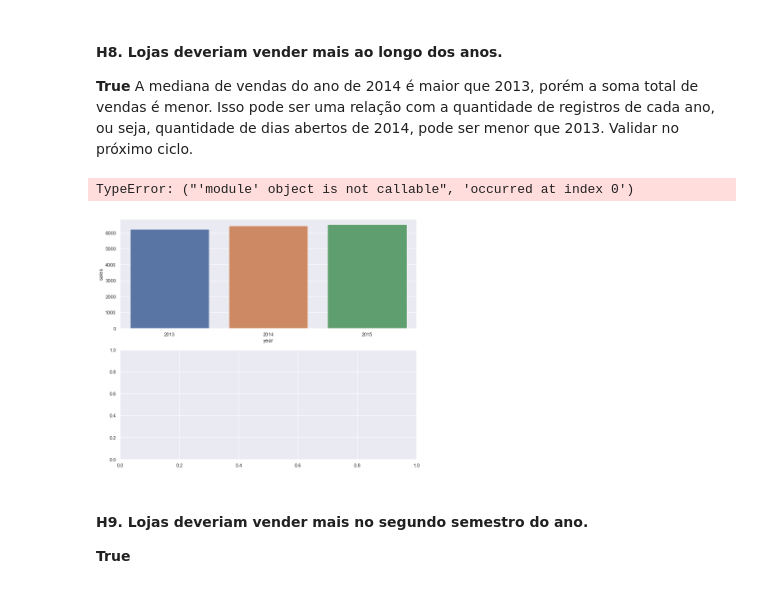
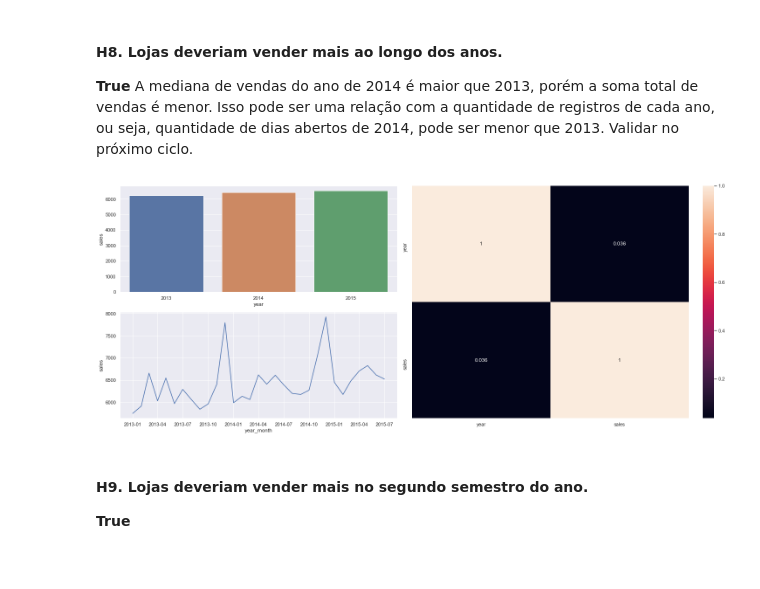
Before and after one commit to RaulBelarmino/rossman-predict-sales, a Jupyter notebook: rossman-predict-ds-em-producao.ipynb, the cells around one changed output. Saved outputs shown, nothing was run; the diff lists cells and outputs as text; code cells hidden in the pictures.

```diff
--- a/rossman-predict-ds-em-producao.ipynb
+++ b/rossman-predict-ds-em-producao.ipynb
@@ -379,11 +377,11 @@ df2['week_of_year'] = df2['date'].dt.weekofyear
 df2['week_of_year'] = df2['date'].dt.strftime('%Y-%W')
 
 #competition since
-df2['competition_since'] = df2.apply(lambda x: datetime(year= x['competition_open_since_year'], month= x['competition_open_since_month'], day=1), axis=1)
+df2['competition_since'] = df2.apply(lambda x: datetime.datetime(year= x['competition_open_since_year'], month= x['competition_open_since_month'], day=1), axis=1)
 df2['competition_time_month'] = ((df2['date'] - df2['competition_since'])/30).apply(lambda x: x.days).astype('int64')
 #promo since
 df2['promo_since'] = df2['promo2_since_year'].astype(str) + '-' + df2['promo2_since_week'].astype(str)
-df2['promo_since'] = df2['promo_since'].apply(lambda x: datetime.strptime(x + '-1', '%Y-%W-%w') - timedelta(days=7))
+df2['promo_since'] = df2['promo_since'].apply(lambda x: datetime.datetime.strptime(x + '-1', '%Y-%W-%w') - timedelta(days=7))
 df2['promo_time_week'] = ((df2['date'] - df2['promo_since'])/7).apply(lambda x: x.days).astype('int64')
 
 #assortments
@@ -577,21 +583,20 @@ sns.barplot(x='year',y='sales', hue='state_holiday', data=aux2);
 # %%
 fig = plt.figure(constrained_layout = True)
 grid = fig.add_gridspec(2,2)
 
 fig.add_subplot(grid[0,0])
 aux1 = df4[['year','sales']].groupby('year').median().reset_index()
 sns.barplot(x='year',y='sales',data=aux1)
 
 fig.add_subplot(grid[1,0])
 aux2 = df4[['year','month','sales']].groupby(['year','month']).median().reset_index()
-aux2['year_month'] = aux2.apply(lambda x: datetime(year=x['year'].astype('int64'), month=x['month'].astype('int64'), day=1), axis=1)
+aux2['year_month'] = aux2.apply(lambda x: datetime.datetime(year=x['year'].astype('int64'), month=x['month'].astype('int64'), day=1), axis=1)
 sns.lineplot(x='year_month',y='sales',data=aux2)
 
 fig.add_subplot(grid[:,1])
 sns.heatmap(df4[['year','sales']].corr(method='pearson'), annot=True);
 # %% [output]
-TypeError: ("'module' object is not callable", 'occurred at index 0')
-[figure, old version]
+[figure, new version]
 # %% [markdown]
 #### H9. Lojas deveriam vender mais no segundo semestro do ano.
 **True**
```
Also changed, not shown: parts of 25 cells of this notebook.
